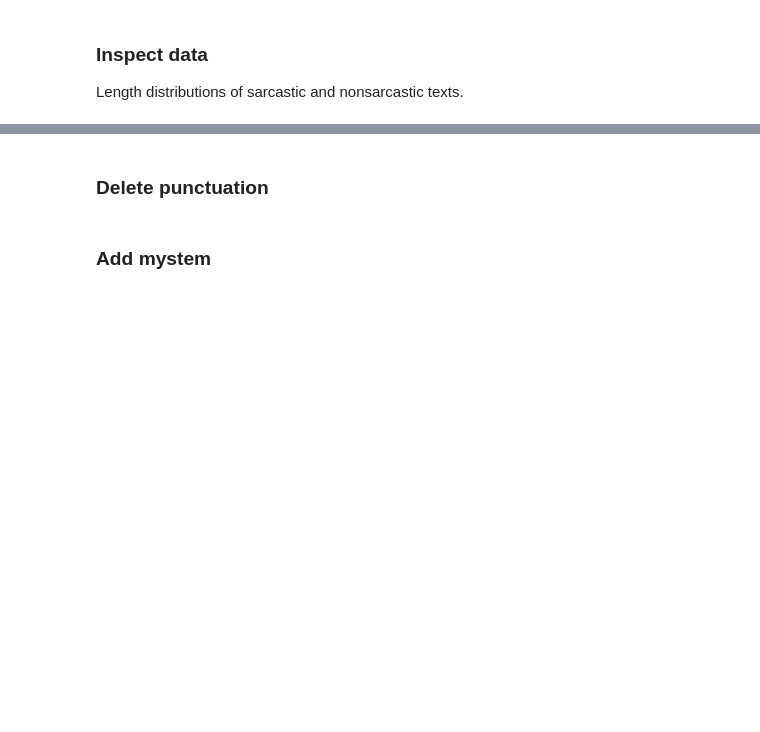
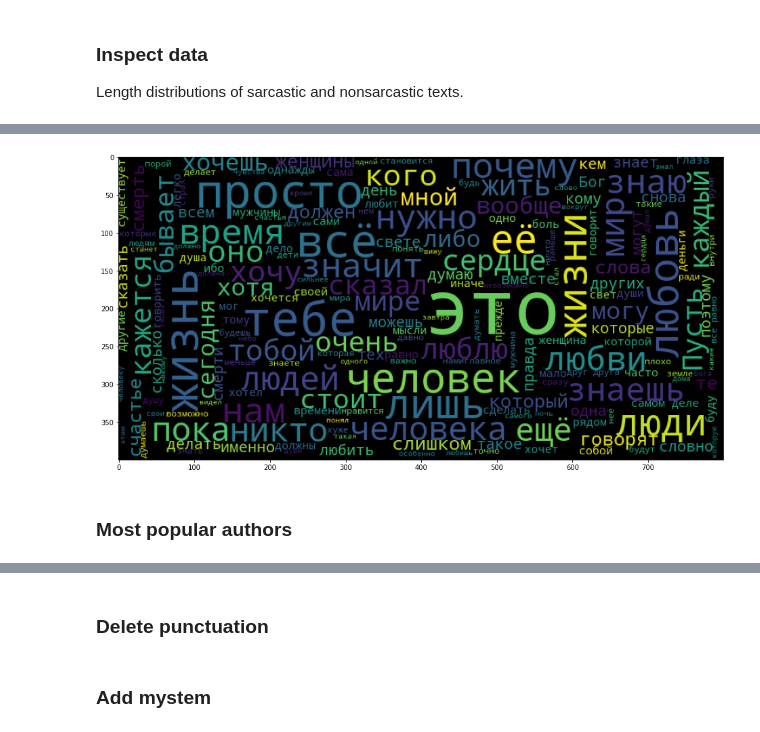
Before and after one commit to castargo/SarcQuoteDetectionRus, a Jupyter notebook: notebooks/get_datasets_metrics.ipynb, the cells around one changed output, grey strips where cells are left out. Saved outputs shown, nothing was run; the diff lists cells and outputs as text; code cells hidden in the pictures; blank space fills up the shorter version.

```diff
--- a/notebooks/get_datasets_metrics.ipynb
+++ b/notebooks/get_datasets_metrics.ipynb
@@ -58,0 +79,10 @@ plt.legend();
+# %%
+plt.figure(figsize=(16, 12))
+wordcloud.generate(
+    " ".join([s for s in df.loc[df['target'] == 0, 'quote'].values if isinstance(s, str)])
+)
+plt.imshow(wordcloud);
+# %% [output]
+[figure, added]
+# %% [markdown]
+### Most popular authors
```
Also changed, not shown: parts of 40 cells of this notebook, 8 other files.
